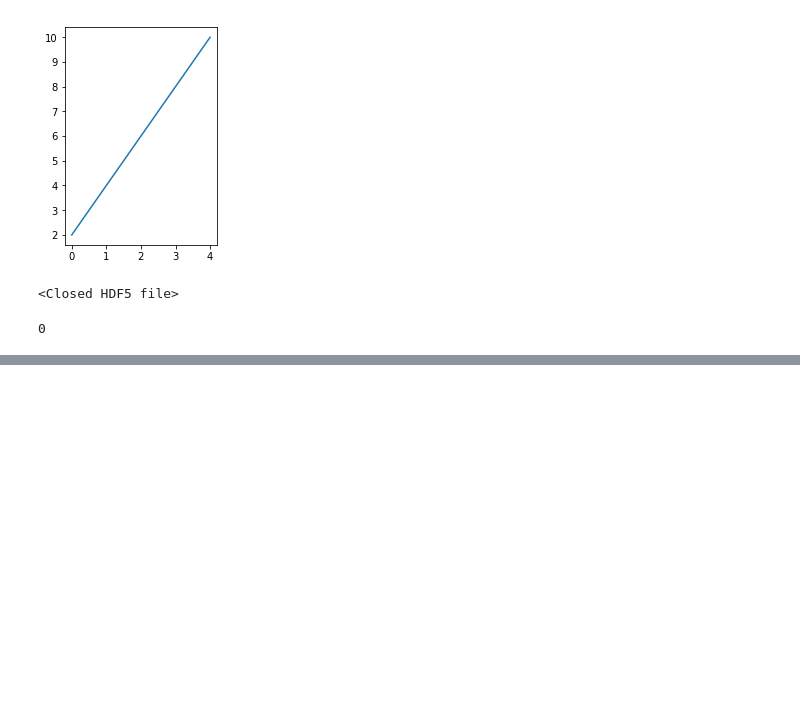
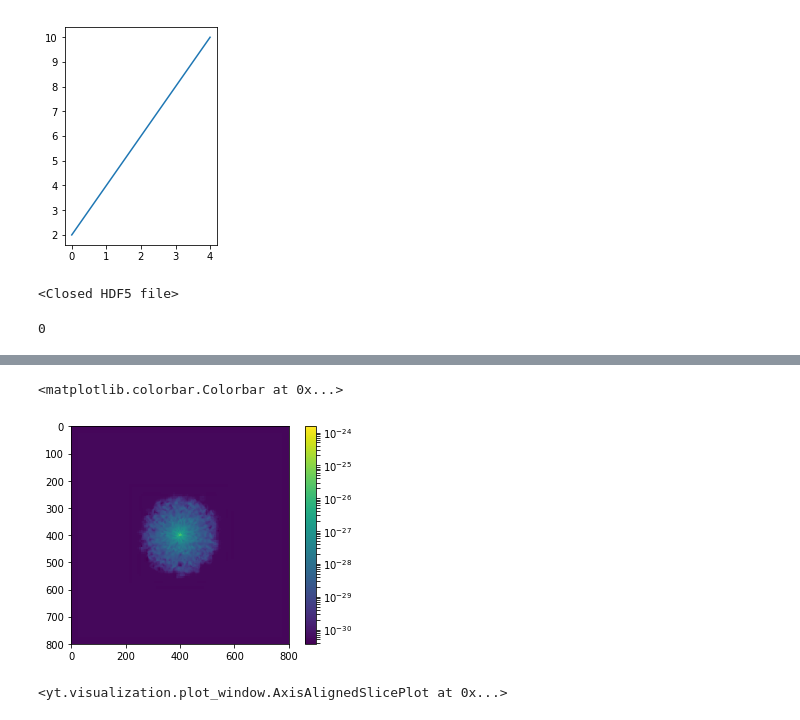
Before and after one commit to biboyd/SALSA, a Jupyter notebook: plotting_ray/slice_and_ray_playground.ipynb, the cells around one changed output, grey strips where cells are left out. Saved outputs shown, nothing was run; the diff lists cells and outputs as text; code cells hidden in the pictures; blank space fills up the shorter version.

```diff
--- a/plotting_ray/slice_and_ray_playground.ipynb
+++ b/plotting_ray/slice_and_ray_playground.ipynb
@@ -180,0 +194,4 @@ OSError: [Errno 2] No such file or directory: 'x'
+# %%
+width = (1, 'Mpc') # we want a 1.5 mpc view
+res = [1000, 1000] # create an image with 1000x1000 pixels
+frb = cut.to_frb(width, res)
@@ -180,0 +200,10 @@ OSError: [Errno 2] No such file or directory: 'x'
+# %%
+plt.imshow(np.array(frb['density']), norm=LogNorm())
+plt.colorbar()
+# %% [output]
+<matplotlib.colorbar.Colorbar at 0x...>
+[figure, added]
+# %%
+spx
+# %% [output]
+<yt.visualization.plot_window.AxisAlignedSlicePlot at 0x...>
```
Also changed, not shown: parts of 32 cells of this notebook, 1 other file.
